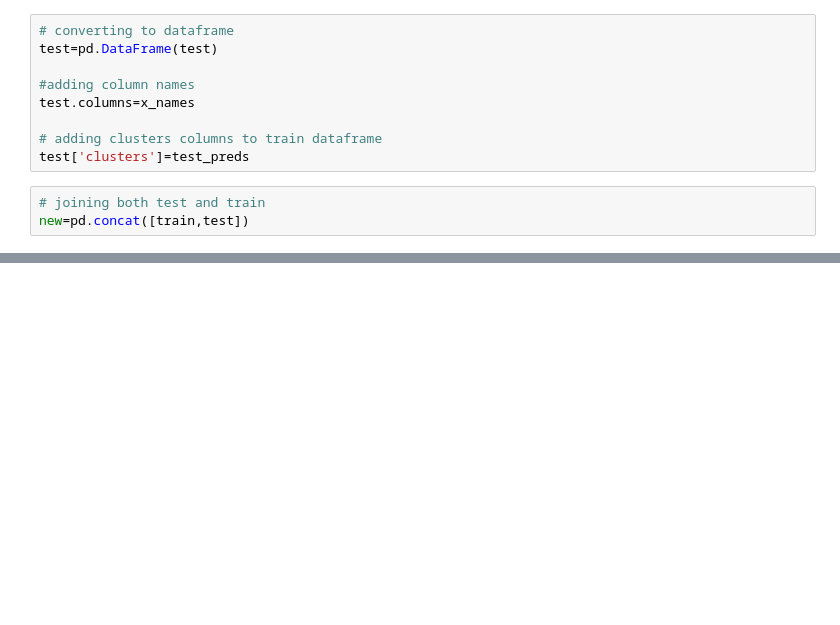
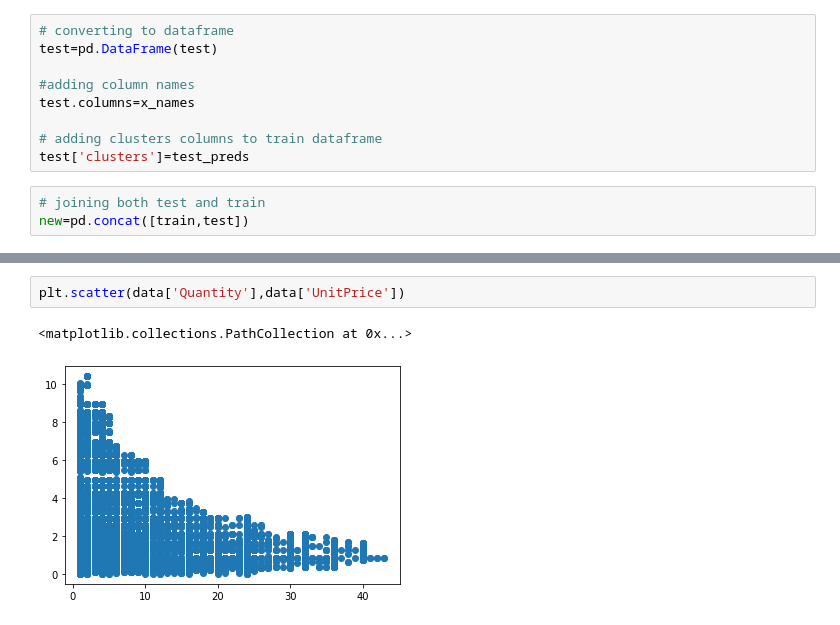
Before and after one commit to ajayn3300/Customer_Segmentation---Clustering, a Jupyter notebook: Online_Retail_Customer_Segmentation_Capstone_Project.ipynb, the cells around one changed output, grey strips where cells are left out. Saved outputs shown, nothing was run; the diff lists cells and outputs as text; blank space fills up the shorter version.

```diff
--- a/Online_Retail_Customer_Segmentation_Capstone_Project.ipynb
+++ b/Online_Retail_Customer_Segmentation_Capstone_Project.ipynb
@@ -441,0 +416,5 @@ Text(0, 0.5, '<<<<Unit-Price>>>>>')
+# %%
+plt.scatter(data['Quantity'],data['UnitPrice'])
+# %% [output]
+<matplotlib.collections.PathCollection at 0x...>
+[figure, added]
```
Also changed, not shown: parts of 16 cells of this notebook.
